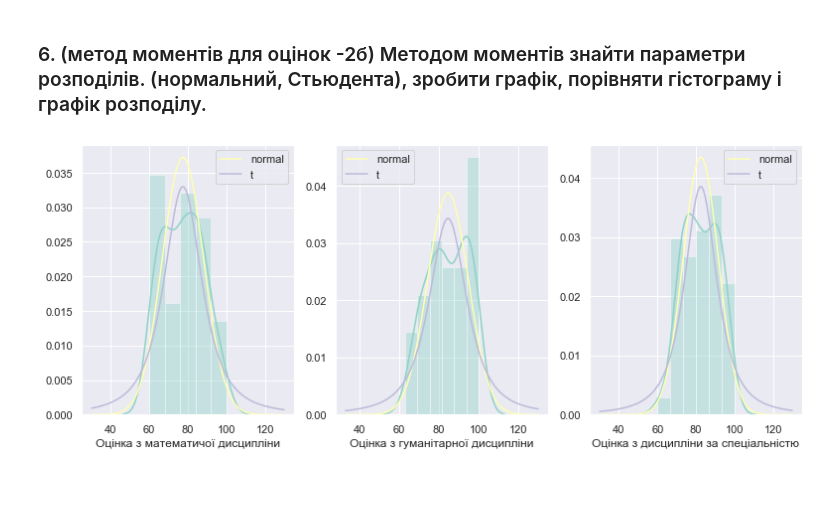
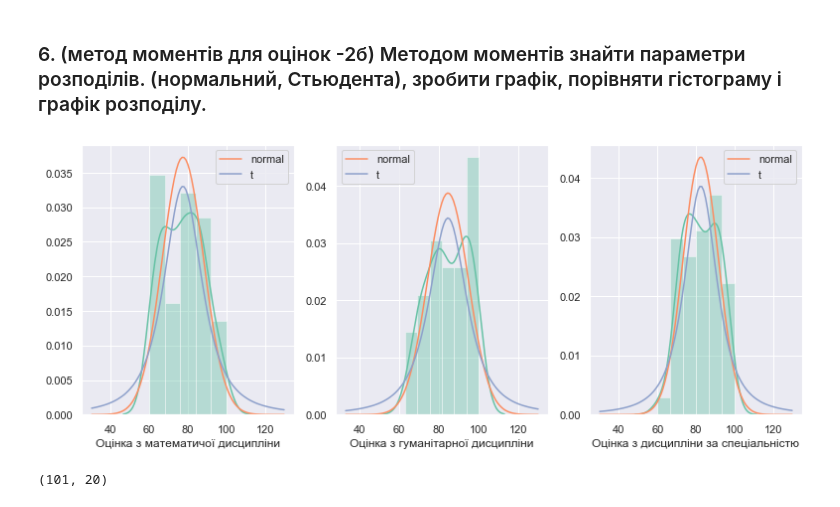
Before and after one commit to darynarr/CS-Students-Analysis-, a Jupyter notebook: Exploration.ipynb, the cells around one changed output. Cells and saved outputs as stored; diff of their text form; code cells hidden in the pictures.

```diff
--- a/Exploration.ipynb
+++ b/Exploration.ipynb
@@ -10,7 +10,7 @@ from scipy import stats
 pd.set_option('display.max_rows', 100)
 pd.set_option('display.max_columns', 1000)
 
-sns.set(style='darkgrid', palette='Set3')
+sns.set(style='darkgrid', palette='Set2')
 # %%
 YEARS = [1,2,3,4]
 # %%
@@ -312,11 +317,11 @@ plt.ylabel(None);
 # %%
 t_cols = ['Тест №2.а','Тест №2.б', 'Тест №2.в']
 
-fig, ax = plt.subplots(3, figsize=(13, 10))
+fig, ax = plt.subplots(1, 3, figsize=(13, 10))
 for i, col in enumerate(t_cols):
-    df_res[col+' рівень'].value_counts().plot(kind='pie' , autopct='%1.1f%%', ax = ax[i])
+    df_res[col+' рівень'].value_counts().plot(kind='pie' , autopct='%1.1f%%', labels=None,ax = ax[i])
     ax[i].set_title(col)
     ax[i].set_ylabel(None);
-
+    ax[i].legend(labels=df_res[col+' рівень'].value_counts().index)
 plt.tight_layout()
 # %% [output]
@@ -496,24 +505,29 @@ margin_of_error: 0.09727916173037107
 # %%
 fix, axs= plt.subplots(1,3, figsize=(13,5))
 for i,col in enumerate(grade_cols):
 
-    mu,sigma = df_res[col].mean(),df_res[col]
-    dof =
+    mu,sigma = df_res[col].mean(),df_res[col].std()
+    var = sigma**2
+    dof = 2*var/(var-1)
     #data[col].hist(ax=axs[i//3,i%3],density=True)
     sns.distplot(df_res[col],ax=axs[i])
     lnspc = np.linspace(df_res[col].min()-30, df_res[col].max()+30, df_res[col].shape[0])
 
     pdf_n = stats.norm.pdf(lnspc,mu,sigma)
     pdf_t = stats.t.pdf(lnspc,dof,mu,sigma)
     axs[i].plot(lnspc, pdf_n, label="normal")
     axs[i].plot(lnspc, pdf_t, label="t")
     axs[i].legend()
 
 #     sns.distplot(df_res[col],fit=stats.norm,kde=False,ax=axs[i])
 
 fig.tight_layout(h_pad=5, w_pad=5)
 fig.subplots_adjust(top=0.9)
 # %% [output]
-[figure, old version]
+[figure, new version]
 # %%
 df_res.to_excel(f'{TRANSFORM_PATH}/tests results.xlsx', index=False)
+# %%
+df_res.shape
+# %% [output]
+(101, 20)
```
Also changed, not shown: parts of 8 cells of this notebook, 2 other files.
